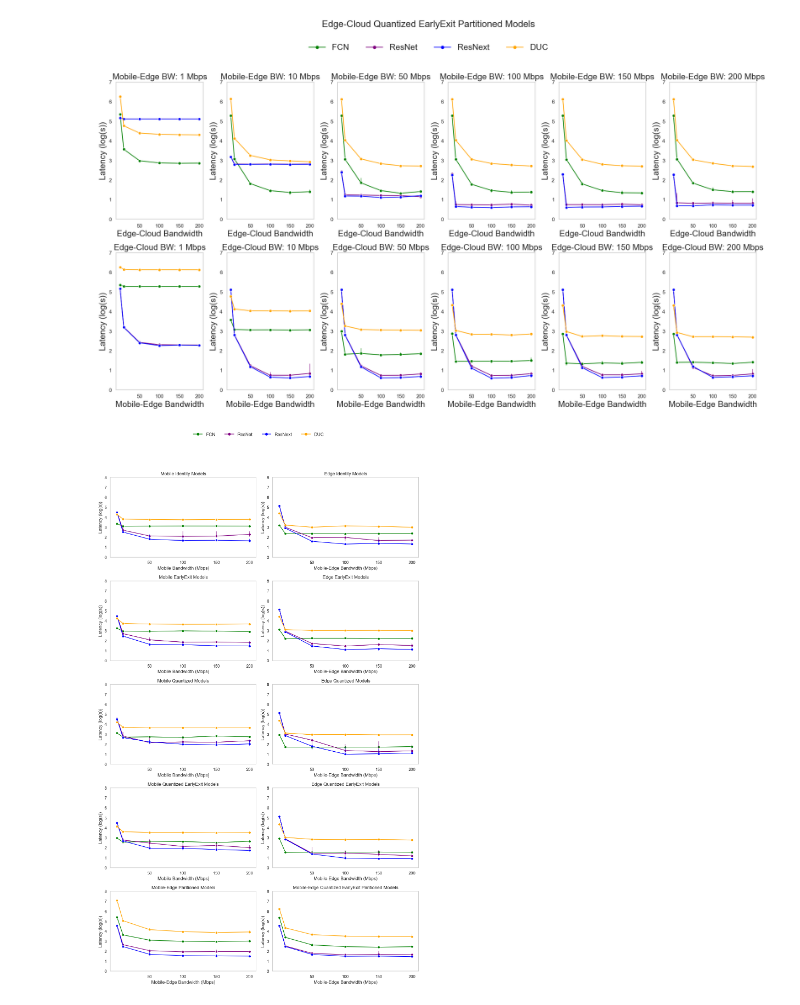
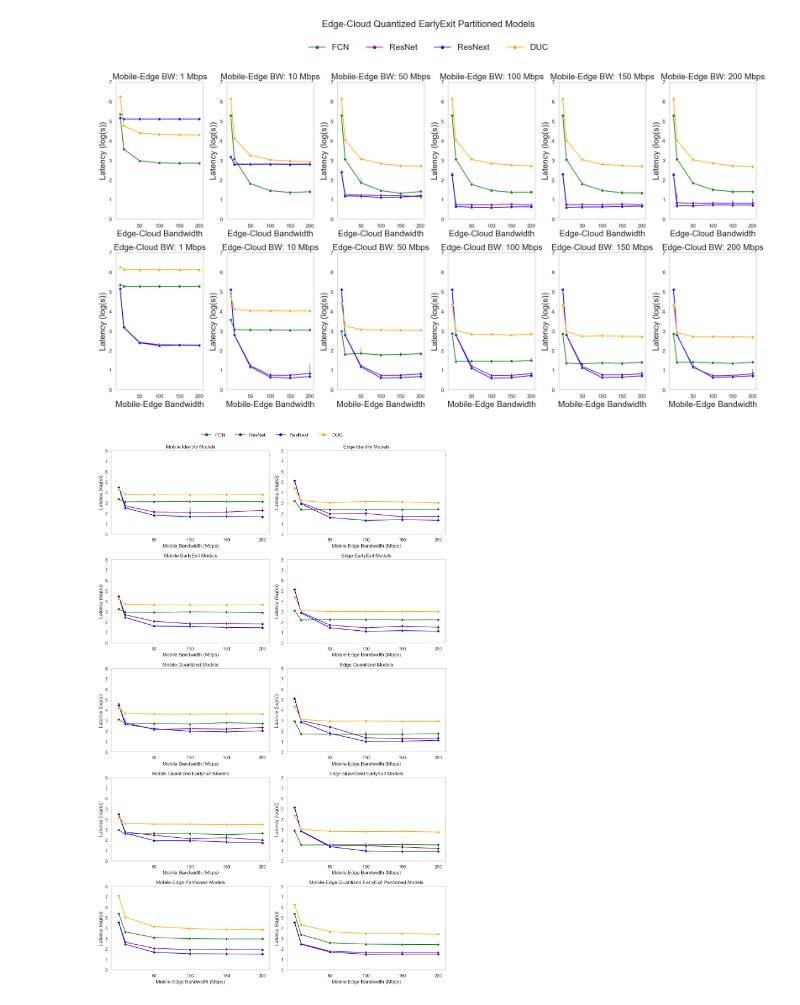
Before and after one commit to SAILResearch/wip-24-jaskirat-black-box-edge-operators, a Jupyter notebook: Inference_Results/Network_Variation_Graphs.ipynb, the cells around one changed output. Saved outputs shown, nothing was run; the diff lists cells and outputs as text; code cells hidden in the pictures.

```diff
--- a/Inference_Results/Network_Variation_Graphs.ipynb
+++ b/Inference_Results/Network_Variation_Graphs.ipynb
@@ -1395,7 +1395,7 @@ legend_labels = {
 sns.set(style="whitegrid")
 
 # Create a figure with subplots
-fig, axs = plt.subplots(5, 2, figsize=(12, 20))
+fig, axs = plt.subplots(5, 2, figsize=(12, 18.5))
 
 # Function to plot data
 def plot_data(models, title, ax, ylim):
@@ -1433,32 +1433,32 @@ def plot_data(models, title, ax, ylim):
         ax.set_ylim(0, 8)
         ax.set_xlabel('Mobile-Edge Bandwidth (Mbps)',fontsize=12)
         ax.set_ylabel('Latency (log(s))',fontsize=12)
         ax.set_title(title,fontsize=12)
         ax.grid(False)
 
 # Plot categories
 plot_data(standard_mobile_models, "Mobile Identity Models", axs[0, 0], ylim=50)
 plot_data(standard_edge_models, "Edge Identity Models", axs[0, 1], ylim=50)
 plot_data(earlyexit_mobile_models, "Mobile EarlyExit Models", axs[1, 0], ylim=50)
 plot_data(earlyexit_edge_models, "Edge EarlyExit Models", axs[1, 1], ylim=50)
 plot_data(quantized_mobile_models, "Mobile Quantized Models", axs[2, 0], ylim=50)
 plot_data(quantized_edge_models, "Edge Quantized Models", axs[2, 1], ylim=50)
 plot_data(quantized_earlyexit_mobile_models, "Mobile Quantized EarlyExit Models", axs[3, 0], ylim=50)
 plot_data(quantized_earlyexit_edge_models, "Edge Quantized EarlyExit Models", axs[3, 1], ylim=50)
 plot_data(partitioned_mobile_edge_models, "Mobile-Edge Paritioned Models", axs[4, 0], ylim=160)
 plot_data(quantized_earlyexit_partitioned_mobile_edge_models, "Mobile-Edge Quantized EarlyExit Paritioned Models", axs[4, 1], ylim=160)
 # Adjust layout and create a common legend
-fig.tight_layout(rect=[0, 0, 1, 0.95])
+fig.tight_layout()
 handles = [
     plt.Line2D([0], [0], color="green", marker='o', linestyle='-', label=legend_labels["fcn"]),
     plt.Line2D([0], [0], color="purple", marker='o', linestyle='-', label=legend_labels["resnet"]),
     plt.Line2D([0], [0], color="blue", marker='o', linestyle='-', label=legend_labels["resnext"]),
     plt.Line2D([0], [0], color="orange", marker='o', linestyle='-', label=legend_labels["duc"]),
 ]
 fig.legend(handles=handles, loc='upper center', ncol=4, bbox_to_anchor=(0.5, 1.02), frameon=False,fontsize=12)
 plt.savefig('mobile_edge_latency.png', dpi=300)
 # Save and display the plot
 fig.savefig('mobile_edge_latency.pdf', bbox_inches='tight',format='pdf')
 plt.show()
 # %% [output]
-[figure, old version]
+[figure, new version]
```
Also changed, not shown: 2 other files.
